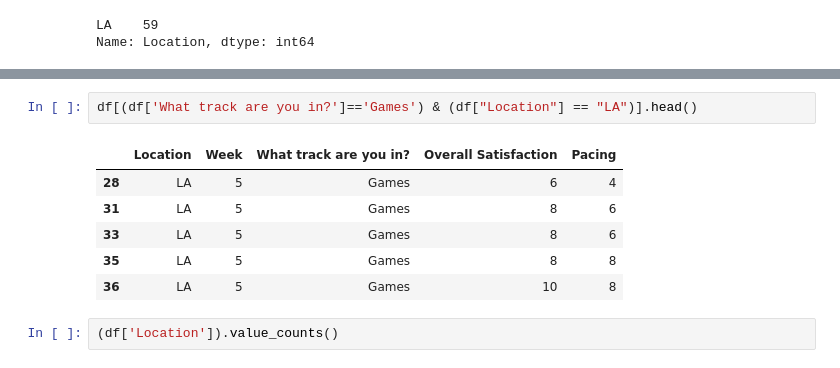
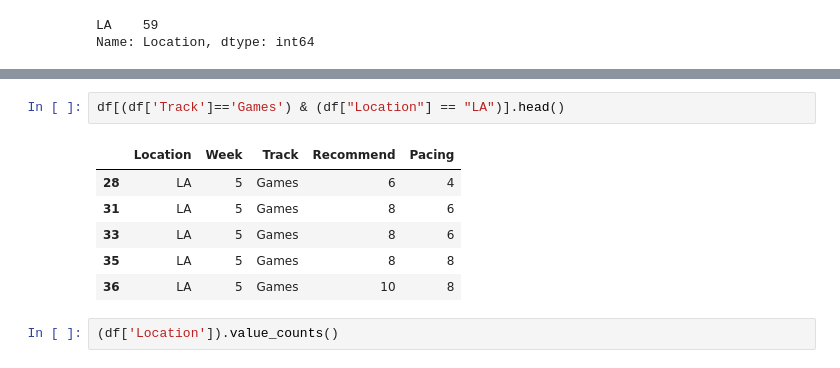
Before and after one commit to Sukhrobjon/DS-1.1, a Jupyter notebook: summer_academy_NPS/second_data_2016.ipynb, the cells around one changed output, grey strips where cells are left out. Saved outputs shown, nothing was run; the diff lists cells and outputs as text.

```diff
--- a/summer_academy_NPS/second_data_2016.ipynb
+++ b/summer_academy_NPS/second_data_2016.ipynb
@@ -189,9 +287,9 @@ df.describe()
 | 75% | 5.000000 | 10.00000 | 8.000000 |
 | max | 7.000000 | 10.00000 | 10.000000 |
 # %%
-df[(df['What track are you in?']=='Games') & (df["Location"] == "LA")].head()
+df[(df['Track']=='Games') & (df["Location"] == "LA")].head()
 # %% [output]
-|  | Location | Week | What track are you in? | Overall Satisfaction | Pacing |
+|  | Location | Week | Track | Recommend | Pacing |
 | 28 | LA | 5 | Games | 6 | 4 |
 | 31 | LA | 5 | Games | 8 | 6 |
 | 33 | LA | 5 | Games | 8 | 6 |
```
Also changed, not shown: parts of 21 cells of this notebook, 1 other file.
